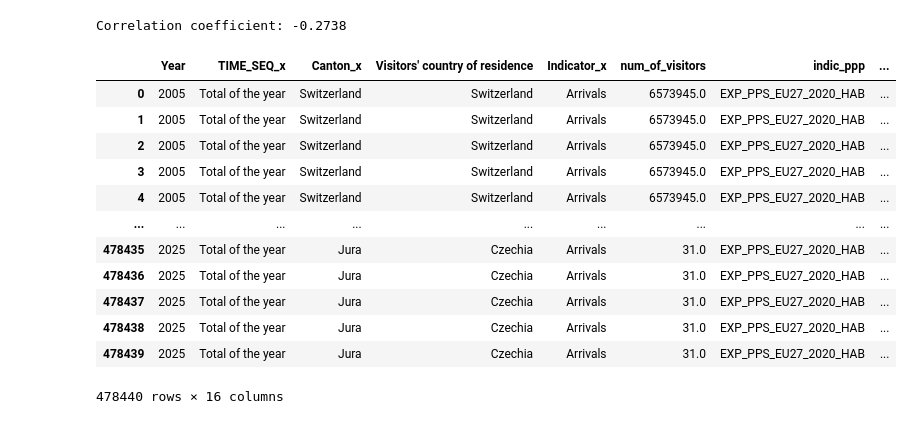
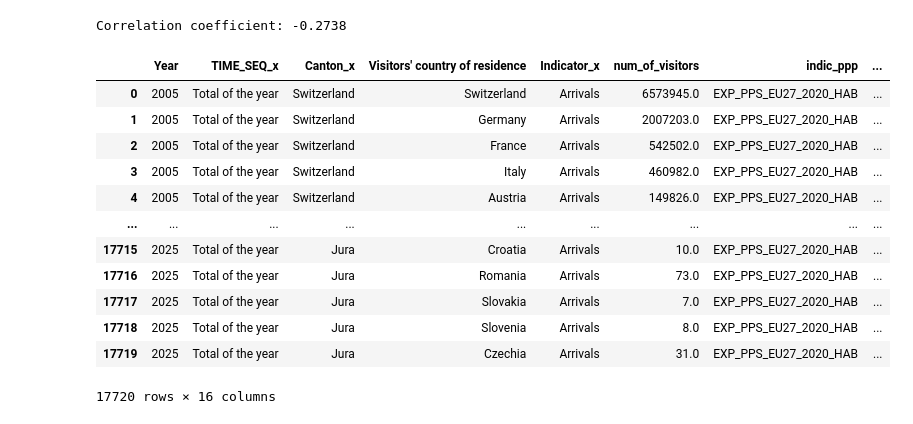
Before and after one commit to com-480-data-visualization/EUFLOW, a Jupyter notebook: Further_Analysis_Switzerland.ipynb, the cells around one changed output. Drawn from its saved outputs; the diff is of its cells as text; code cells hidden in the pictures.

```diff
--- a/Further_Analysis_Switzerland.ipynb
+++ b/Further_Analysis_Switzerland.ipynb
@@ -882,45 +922,45 @@ Correlation coefficient: -0.2738
 # %%
 # filter
 eu_to_ch_filtered_df_to_2025 = eu_to_ch_filtered_df_to_2025.copy()
 eu_to_ch_filtered_df_to_2025_filtered = eu_to_ch_filtered_df_to_2025[
     (eu_to_ch_filtered_df_to_2025["TIME_SEQ"] == "Total of the year") &
     (eu_to_ch_filtered_df_to_2025["Canton"] == "Switzerland") &
     (eu_to_ch_filtered_df_to_2025["Indicator"] == "Arrivals")
 ].copy()
 
 # convert Year column to numeric
-eu_to_ch_filtered_df_to_2025["Year"] = pd.to_numeric(
-    eu_to_ch_filtered_df_to_2025["Year"],
+eu_to_ch_filtered_df_to_2025_filtered["Year"] = pd.to_numeric(
+    eu_to_ch_filtered_df_to_2025_filtered["Year"],
     errors="coerce"
 )
 
 eu_gdp_and_to_ch_df["Year"] = pd.to_numeric(
     eu_gdp_and_to_ch_df["Year"],
     errors="coerce"
 )
 
 # merge
 eu_gdp_and_to_ch_df_merged = eu_gdp_and_to_ch_df.merge(
-    eu_to_ch_filtered_df_to_2025,
+    eu_to_ch_filtered_df_to_2025_filtered,
     on=["Visitors' country of residence", "Year"],
     how="left"
 )
 
 eu_gdp_and_to_ch_df_merged
 # %% [output]
 |  | Year | TIME_SEQ_x | Canton_x | Visitors' country of residence | Indicator_x | num_of_visitors | indic_ppp | ... |
 | 0 | 2005 | Total of the year | Switzerland | Switzerland | Arrivals | 6573945.0 | EXP_PPS_EU27_2020_HAB | ... |
-| 1 | 2005 | Total of the year | Switzerland | Switzerland | Arrivals | 6573945.0 | EXP_PPS_EU27_2020_HAB | ... |
-| 2 | 2005 | Total of the year | Switzerland | Switzerland | Arrivals | 6573945.0 | EXP_PPS_EU27_2020_HAB | ... |
-| 3 | 2005 | Total of the year | Switzerland | Switzerland | Arrivals | 6573945.0 | EXP_PPS_EU27_2020_HAB | ... |
-| 4 | 2005 | Total of the year | Switzerland | Switzerland | Arrivals | 6573945.0 | EXP_PPS_EU27_2020_HAB | ... |
+| 1 | 2005 | Total of the year | Switzerland | Germany | Arrivals | 2007203.0 | EXP_PPS_EU27_2020_HAB | ... |
+| 2 | 2005 | Total of the year | Switzerland | France | Arrivals | 542502.0 | EXP_PPS_EU27_2020_HAB | ... |
+| 3 | 2005 | Total of the year | Switzerland | Italy | Arrivals | 460982.0 | EXP_PPS_EU27_2020_HAB | ... |
+| 4 | 2005 | Total of the year | Switzerland | Austria | Arrivals | 149826.0 | EXP_PPS_EU27_2020_HAB | ... |
 | ... | ... | ... | ... | ... | ... | ... | ... | ... |
-| 478435 | 2025 | Total of the year | Jura | Czechia | Arrivals | 31.0 | EXP_PPS_EU27_2020_HAB | ... |
-| 478436 | 2025 | Total of the year | Jura | Czechia | Arrivals | 31.0 | EXP_PPS_EU27_2020_HAB | ... |
-| 478437 | 2025 | Total of the year | Jura | Czechia | Arrivals | 31.0 | EXP_PPS_EU27_2020_HAB | ... |
-| 478438 | 2025 | Total of the year | Jura | Czechia | Arrivals | 31.0 | EXP_PPS_EU27_2020_HAB | ... |
-| 478439 | 2025 | Total of the year | Jura | Czechia | Arrivals | 31.0 | EXP_PPS_EU27_2020_HAB | ... |
+| 17715 | 2025 | Total of the year | Jura | Croatia | Arrivals | 10.0 | EXP_PPS_EU27_2020_HAB | ... |
+| 17716 | 2025 | Total of the year | Jura | Romania | Arrivals | 73.0 | EXP_PPS_EU27_2020_HAB | ... |
+| 17717 | 2025 | Total of the year | Jura | Slovakia | Arrivals | 7.0 | EXP_PPS_EU27_2020_HAB | ... |
+| 17718 | 2025 | Total of the year | Jura | Slovenia | Arrivals | 8.0 | EXP_PPS_EU27_2020_HAB | ... |
+| 17719 | 2025 | Total of the year | Jura | Czechia | Arrivals | 31.0 | EXP_PPS_EU27_2020_HAB | ... |
-478440 rows × 16 columns
+17720 rows × 16 columns
 # %%
 # check the difference between countries names
 countries_gdp = set(eu_gdp_and_to_ch_df["Visitors' country of residence"].unique())
```
Also changed, not shown: parts of 18 cells of this notebook, 7 other files.
